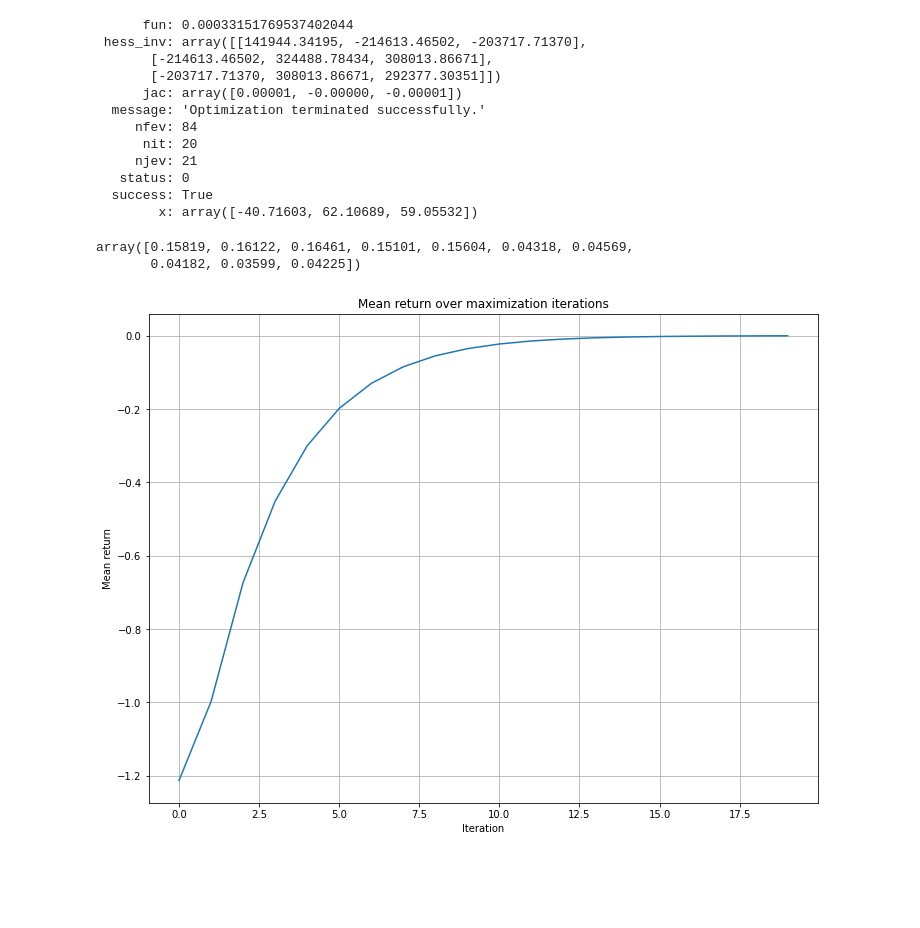
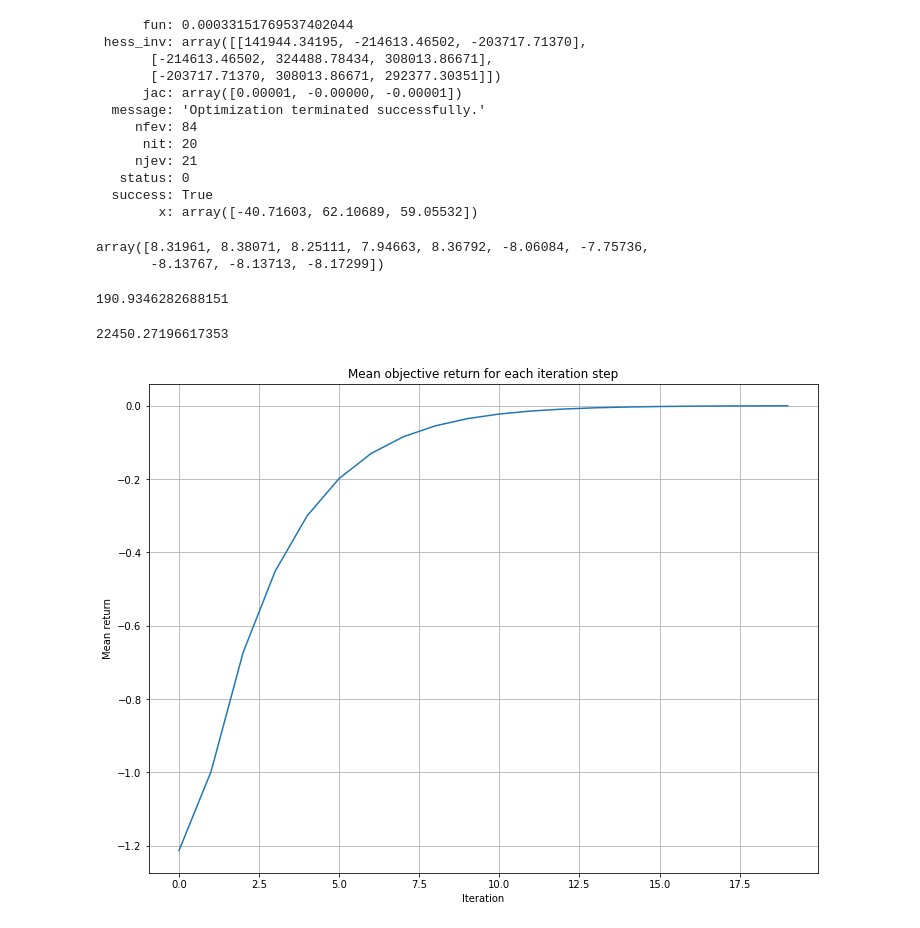
Before and after one commit to gabrielvieira37/master_thesis, a Jupyter notebook: prototype/article_prototype.ipynb, the cells around one changed output. Cells and saved outputs as stored; diff of their text form; code cells hidden in the pictures; blank space fills up the shorter version.

Commit message:
Add real data to perform optimization, also check return based on weight from optimized theta

```diff
--- a/prototype/article_prototype.ipynb
+++ b/prototype/article_prototype.ipynb
@@ -319,11 +255,18 @@ array([[0.69647, 0.28614, 0.22685]])
 from scipy.optimize import minimize
 # %%
 opt_iter = 1
+mean_obj_r = []
 mean_r = []
 def callback_steps(thetaI):
     global opt_iter
     print(f"i:{opt_iter}, theta i: {thetaI}, f(theta):{objective(thetaI)}")
-    mean_r.append(-objective(thetaI))
+    mean_obj_r.append(-objective(thetaI))
+
+    w_iter = np.empty(shape=(number_of_stocks, time))
+    for i in range(number_of_stocks):
+        w_iter[i] = w_benchmark[i] + (1/number_of_stocks)*thetaI.dot(firm_characteristics[i].copy().T)
+    mean_r.append(sum(sum(w_iter*r)))
+
     opt_iter += 1
 # %%
 sol = minimize(objective, theta0, callback=callback_steps)
@@ -369,20 +312,26 @@ for i in range(number_of_stocks):
     firms_coeff = sol_theta.dot(firm_df.T)
     w_sol[i] = w_benchmark[i] + (1/number_of_stocks)*firms_coeff
 # %%
-np.sum(w, axis=1)/time
+np.sum(w_sol, axis=1)/time
 # %% [output]
-array([0.15819, 0.16122, 0.16461, 0.15101, 0.15604, 0.04318, 0.04569,
-       0.04182, 0.03599, 0.04225])
+array([8.31961, 8.38071, 8.25111, 7.94663, 8.36792, -8.06084, -7.75736,
+       -8.13767, -8.13713, -8.17299])
+# %%
+sum(sum(w_benchmark*r))
+# %% [output]
+190.9346282688151
 # %%
-theta
+sum(sum(w_sol*r))
+# %% [output]
+22450.27196617353
 # %%
-x = range(len(mean_r))
+x = range(len(mean_obj_r))
 plt.figure(figsize=(12,9))
-plt.title("Mean return over maximization iterations")
-plt.plot(x, mean_r)
+plt.title("Mean objective return for each iteration step")
+plt.plot(x, mean_obj_r)
 plt.xlabel('Iteration')
 plt.ylabel('Mean return')
 plt.grid()
 plt.show()
 # %% [output]
-[figure, old version]
+[figure, new version]
```
Also changed, not shown: parts of 28 cells of this notebook.
